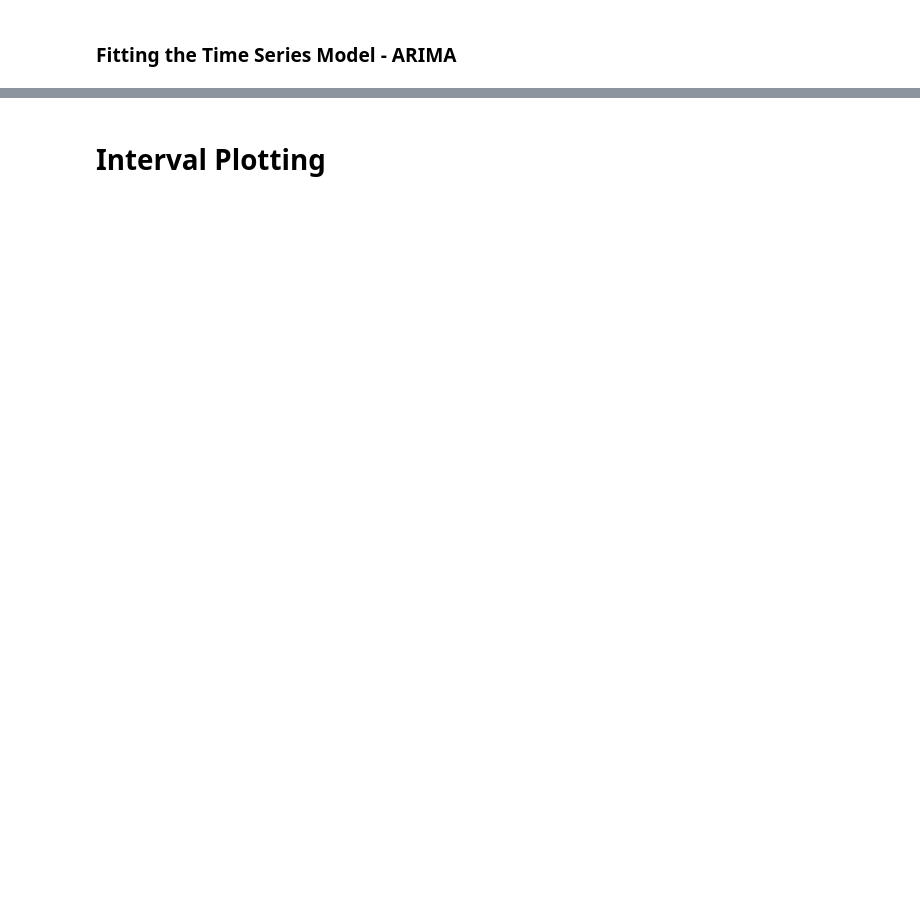
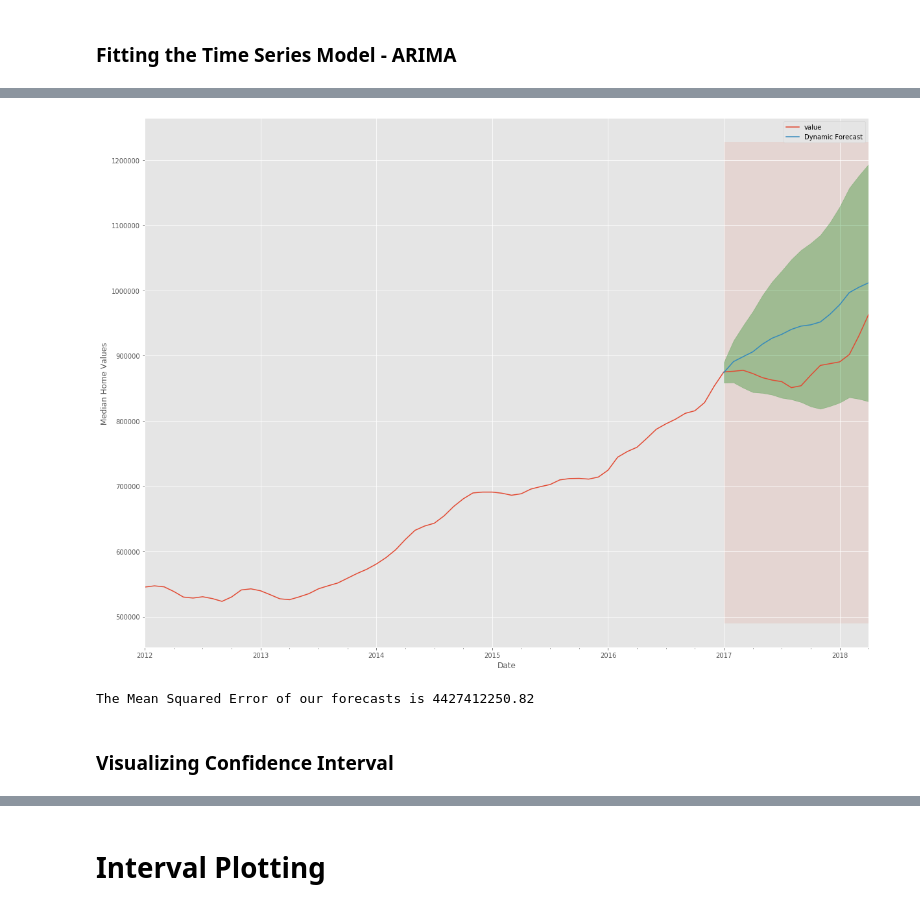
Before and after one commit to learn-co-curriculum/dsc-phase-4-project, a Jupyter notebook: time-series/starter_notebook.ipynb, the cells around one changed output, grey strips where cells are left out. Saved outputs shown, nothing was run; the diff lists cells and outputs as text; code cells hidden in the pictures; blank space fills up the shorter version.

```diff
--- a/time-series/starter_notebook.ipynb
+++ b/time-series/starter_notebook.ipynb
@@ -623,0 +654,3 @@ ans_df.loc[ans_df['aic'].idxmin()]
+# %%
+pred_dynamic = output.get_prediction(start=pd.to_datetime('2017-01-31'), dynamic=True, full_results=True)
+pred_dynamic_conf = pred_dynamic.conf_int()
@@ -623,0 +667,27 @@ ans_df.loc[ans_df['aic'].idxmin()]
+# %%
+ax = two_two_six['2012':].plot(label='observed', figsize=(20, 15))
+pred_dynamic.predicted_mean.plot(label='Dynamic Forecast', ax=ax)
+
+ax.fill_between(pred_dynamic_conf.index,
+                pred_dynamic_conf.iloc[:, 0],
+                pred_dynamic_conf.iloc[:, 1], color='g', alpha=.3)
+
+ax.fill_betweenx(ax.get_ylim(), pd.to_datetime('2017-01-31'), val_forecasted.index[-1], alpha=.1, zorder=-1)
+
+ax.set_xlabel('Date')
+ax.set_ylabel('Median Home Values')
+
+plt.legend()
+plt.show()
+# %% [output]
+[figure, added]
+# %%
+val_forecasted = pred_dynamic.predicted_mean
+val_truth = two_two_six.loc['2017-01-31':].value
+
+mse = ((val_forecasted - val_truth) ** 2).mean()
+print('The Mean Squared Error of our forecasts is {}'.format(round(mse, 2)))
+# %% [output]
+The Mean Squared Error of our forecasts is 4427412250.82
+# %% [markdown]
+### Visualizing Confidence Interval
```
Also changed, not shown: parts of 143 cells of this notebook.
